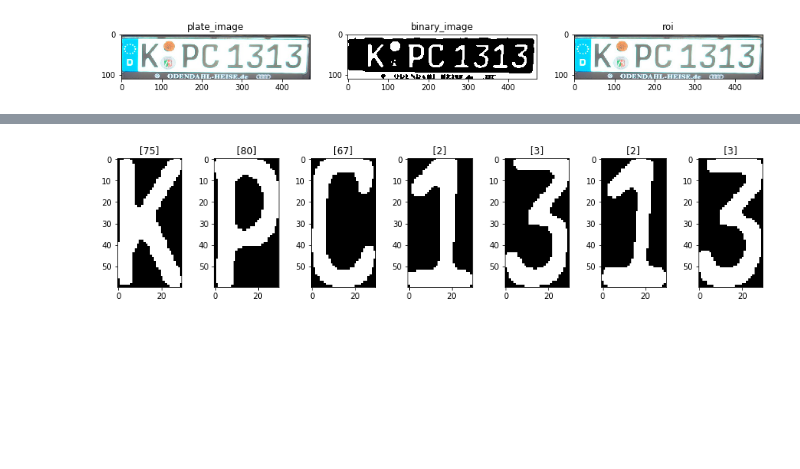
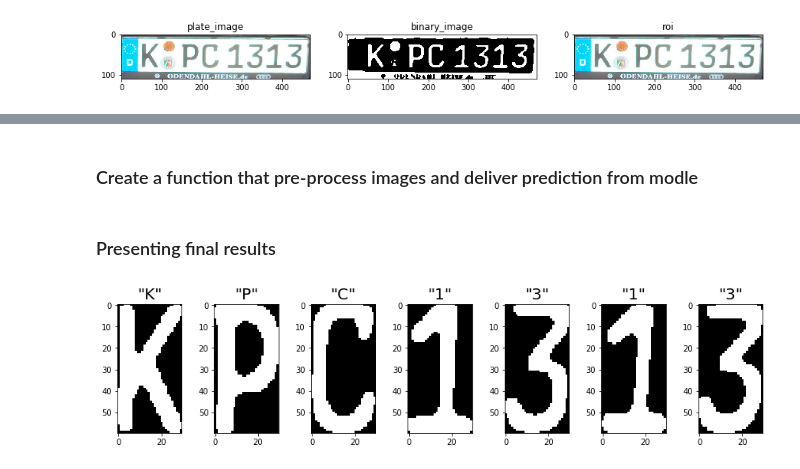
Before and after one commit to quangnhat185/Machine_learning_projects, a Jupyter notebook: License_Plate_Detection_and_Recognition/Car_plate_detection_and_recognition.ipynb, the cells around one changed output, grey strips where cells are left out. Cells and saved outputs as stored; diff of their text form; code cells hidden in the pictures; blank space fills up the shorter version.

Commit message:
Update plate detect and recognize

```diff
--- a/License_Plate_Detection_and_Recognition/Car_plate_detection_and_recognition.ipynb
+++ b/License_Plate_Detection_and_Recognition/Car_plate_detection_and_recognition.ipynb
@@ -65,7 +59,7 @@ if (len(LpImg)):
                          cv2.THRESH_BINARY_INV + cv2.THRESH_OTSU)[1]
 
     # plot images
-    w,h = 15,5
+    w,h = 15,8
     fig = plt.figure(figsize=(w,h))
     fig.add_subplot(1,3,1)
     plt.imshow(plate_image)
@@ -145,14 +131,48 @@ def pre_process(image):
+# %%
+from keras.models import model_from_json
+from keras.models import Sequential
+model = Sequential()
+json_file = open('License_plate_nvidia.json','r')
+loaded_model_json = json_file.read()
+json_file.close()
+model = model_from_json(loaded_model_json)
+model.load_weights('License_plate_nvidia.h5')
+# %% [markdown]
+### Create a function that pre-process images and deliver prediction from modle
+# %%
+digit_names = ("0","1","2","3","4","5","6","7","8","9","A","B","C","D","E","F",
+ "G","H","I","J","K","L","M","N","O","P","Q","R","S","T","U","V",
+ "W","X","Y","Z")
+
+def model_predict(image):
+    global digit_names
+    import numpy as np
+    import cv2
+    img = np.asarray(image,dtype=np.float32)
+    img = cv2.resize(img,(80,224))
+    img = img/255
+    img = img[np.newaxis,:]
+    if len(img.shape)<4:
+        img = np.stack((img,)*3, axis=-1)
+    max_value = max((model.predict(img)[0]))
+    index = np.where(model.predict(img)[0]==max_value)
+    return digit_names[int(index[0])]
+# %% [markdown]
+### Presenting final results
 # %%
 fig = plt.figure(figsize=(15,3))
 col = len(crop_digits)
 row = 1
 
+final_result = ''
+
 for digit in crop_digits:
     fig.add_subplot(1,col,row)
-    predict_digit = pre_process(digit)
-    plt.title('%s'%(digit_model.predict(predict_digit)))
+    title = model_predict(digit)
+    final_result+=str(title)
+    plt.title('"%s"'%title,fontsize=20)
     plt.imshow(digit,cmap='gray')
     row+=1
-#plt.savefig('digit_crops.png', dpi=300)
+plt.savefig('digit_crops.png', dpi=300)
 # %% [output]
-[figure, old version]
+[figure, new version]
```
Also changed, not shown: parts of 16 cells of this notebook, 16 other files.
